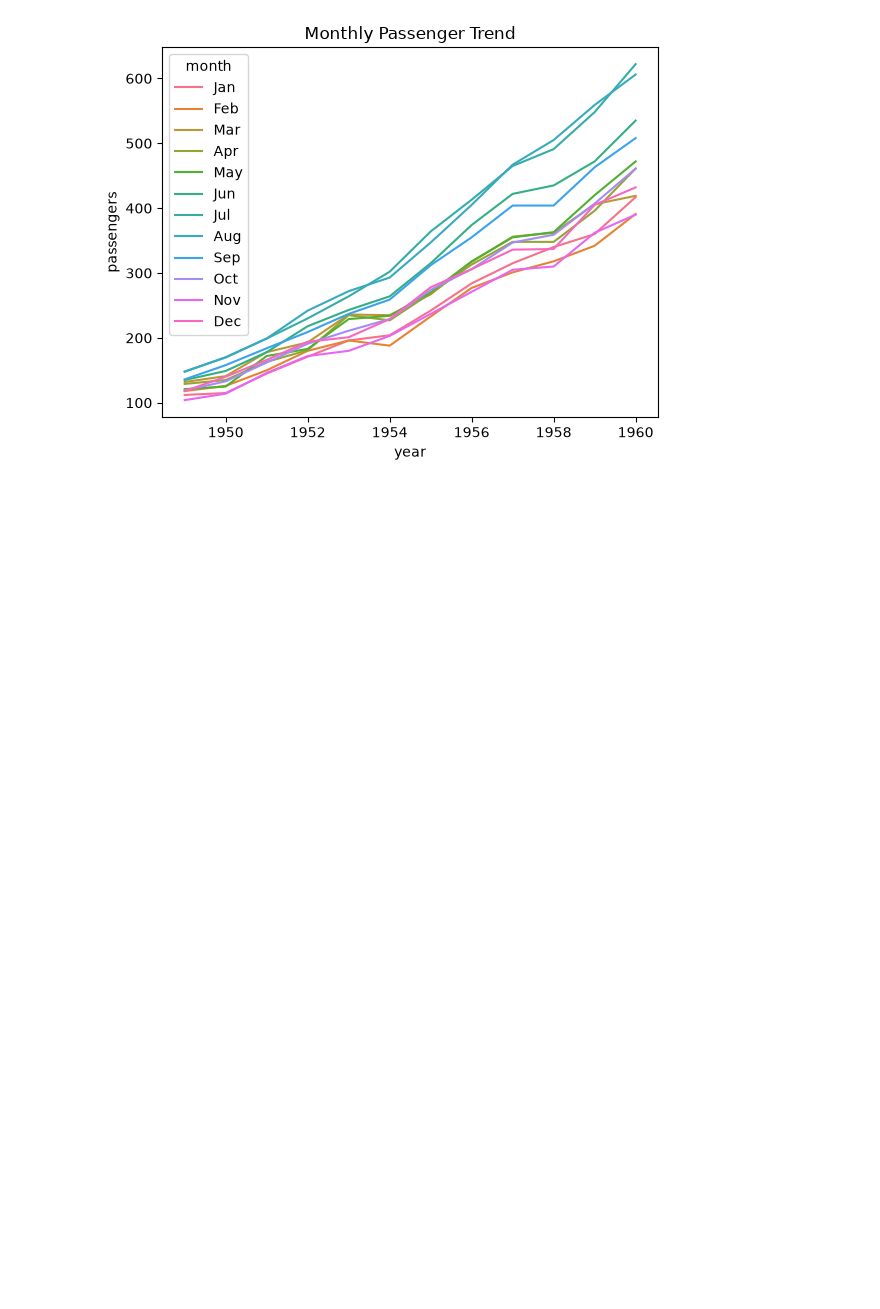
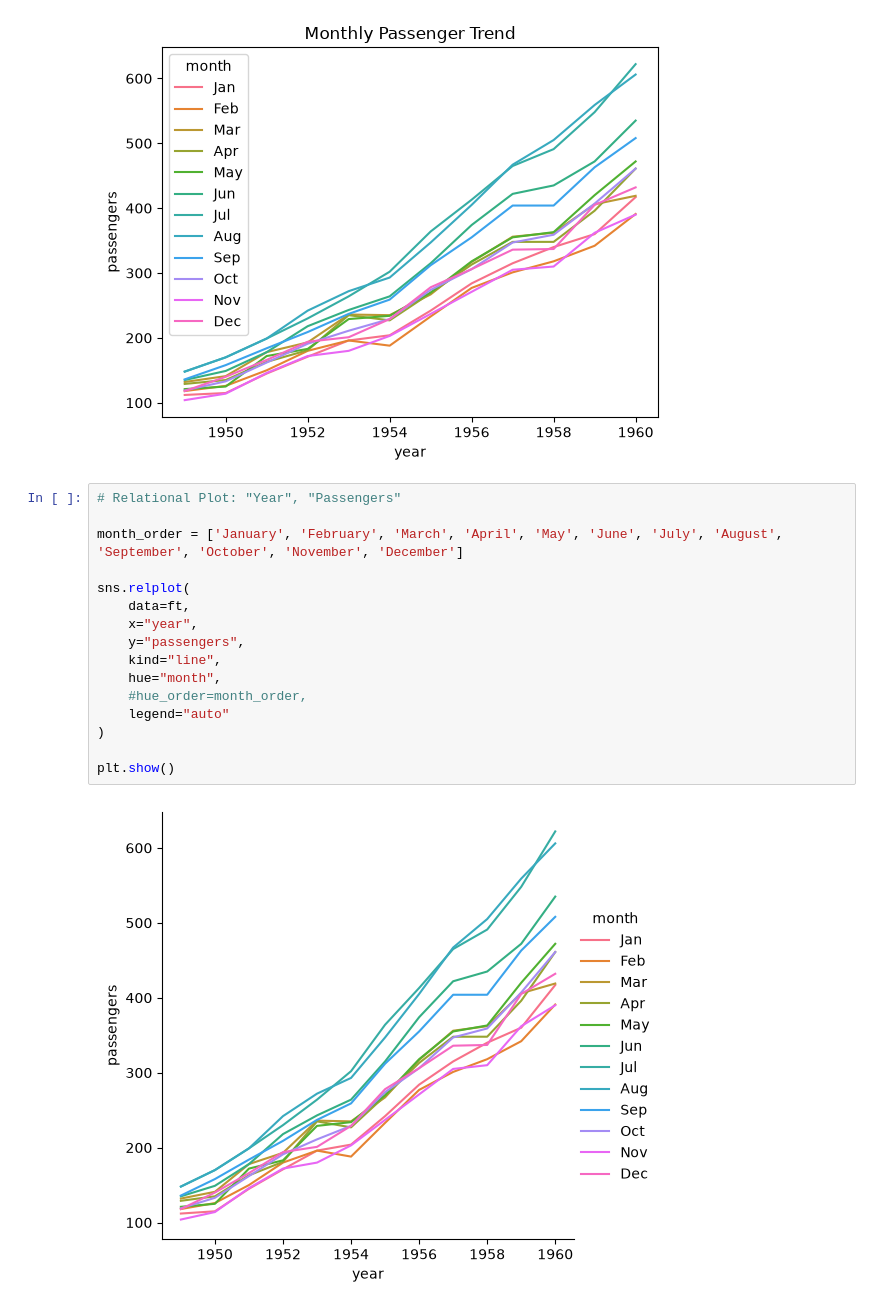
Before and after one commit to BatteryOrVansh/PythonHustle, a Jupyter notebook: Summer_Internship_Training/Visualization/Seaborn_analysis.ipynb, the cells around one changed output. Saved outputs shown, nothing was run; the diff lists cells and outputs as text; blank space fills up the shorter version.

Commit message:
add relational plot sns

```diff
--- a/Summer_Internship_Training/Visualization/Seaborn_analysis.ipynb
+++ b/Summer_Internship_Training/Visualization/Seaborn_analysis.ipynb
@@ -113,3 +113,21 @@ plt.title("Monthly Passenger Trend")
 plt.show()
 # %% [output]
 [figure]
+# %%
+# Relational Plot: "Year", "Passengers"
+
+month_order = ['January', 'February', 'March', 'April', 'May', 'June', 'July', 'August', 'September', 'October', 'November', 'December']
+
+sns.relplot(
+    data=ft,
+    x="year",
+    y="passengers",
+    kind="line",
+    hue="month",
+    #hue_order=month_order,
+    legend="auto"
+)
+
+plt.show()
+# %% [output]
+[figure, added]
```
